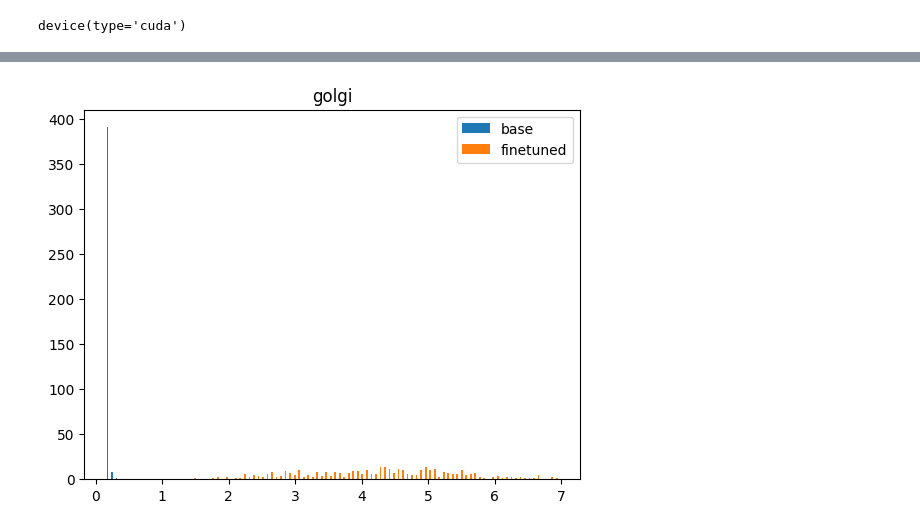
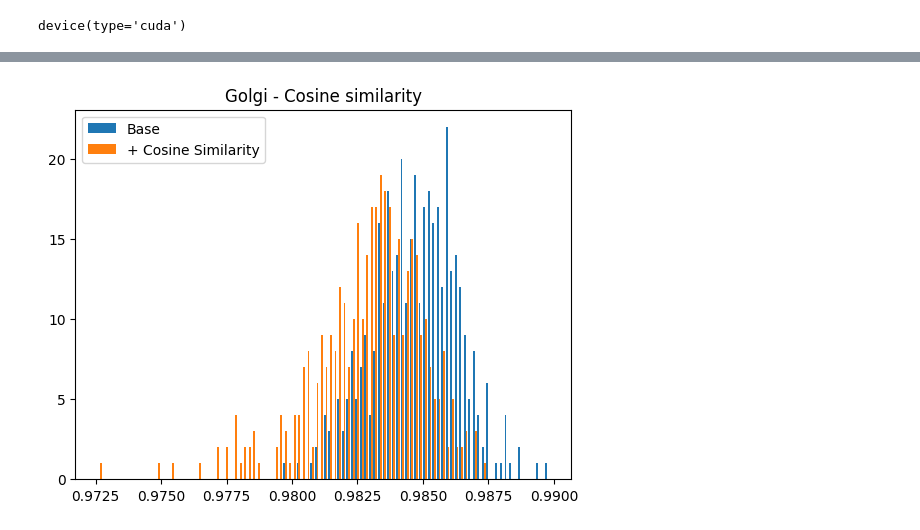
Before and after one commit to shei-dark/HDN, a Jupyter notebook: examples/Pixel_Noise/Convallaria/2-Training.ipynb, the cells around one changed output, grey strips where cells are left out. Saved outputs shown, nothing was run; the diff lists cells and outputs as text; code cells hidden in the pictures.

```diff
--- a/examples/Pixel_Noise/Convallaria/2-Training.ipynb
+++ b/examples/Pixel_Noise/Convallaria/2-Training.ipynb
@@ -130,8 +105,8 @@ klHist=np.load(directory_path+"train_kl_loss.npy")
 clHist=np.load(directory_path+"train_cl_loss.npy")
 valHist=np.load(directory_path+"val_loss.npy")
 # %%
-# directory_path0 = "/group/jug/Sheida/HDN_models/22022024/Trained_model_8/model/"
-directory_path0 = "/home/sheida.rahnamai/GIT/HDN/examples/Pixel_Noise/Convallaria/Finetuned/model/"
+# directory_path0 = "/group/jug/Sheida/HDN_models/27022024/Contrastive_cosine/model/"
+directory_path0 = "/home/sheida.rahnamai/GIT/HDN/examples/Pixel_Noise/Convallaria/Contrastive_cosine_opp/model/"
 model0 = torch.load(directory_path0+"Contrastive_MAE_best_vae.net")
 trainHist0=np.load(directory_path0+"train_loss.npy")
 reconHist0=np.load(directory_path0+"train_reco_loss.npy")
@@ -175,5 +167,5 @@ def dis(z1, z2):
 # %%
-def distance(model, z1, z2):
+def distance_other(model, z1, z2):
     output1 = np.zeros((160, 4, 4))
     output2 = np.zeros((160, 4, 4))
     model.mode_pred=True
@@ -202,6 +194,5 @@ def distance(model, z1, z2):
             output2[96:128] = mu2[3][0].cpu().numpy()
             output2[128:160] = mu2[4][0].cpu().numpy().repeat(2,axis=1).repeat(2,axis=2)
             output2 = output2.T.reshape(-1,160)
-            # return kl_d(output1, output2)
-            return dis(output1, output2)
-            # return cos_similarity(output1, output2)
+            # return dis(output1, output2)
+            return cos_similarity(output1, output2)
@@ -214,11 +254,13 @@ golgis = imread("/group/jug/Sheida/pancreatic beta cells/download/high_c1/contra
 golgis = get_normalized_tensor(golgis, model, device)
 golgi_hist = []
 golgi_hist0 = []
-golgi_hist1 = []
+# golgi_hist1 = []
 num_golgi = len(golgis)
 for i in tqdm(range(int(num_golgi/2))):
-    golgi_hist.append(distance(model,golgis[i],golgis[num_golgi-i-1]))
-    golgi_hist0.append(distance(model0,golgis[i],golgis[num_golgi-i-1]))
+    # golgi_hist.append(distance_other(model,golgis[i],golgis[num_golgi-i-1]))
+    golgi_hist.append(distance_other(model,golgis[i],golgis[num_golgi-i-1]))
+
+    golgi_hist0.append(distance_other(model0,golgis[i],golgis[num_golgi-i-1]))
     # golgi_hist1.append(distance(model1,golgis[i],golgis[num_golgi-i-1]))
 # %%
 patch_size = 64
@@ -227,23 +269,31 @@ use_cuda = torch.cuda.is_available()
 device = torch.device("cuda" if use_cuda else "cpu")
 golgis = imread("/group/jug/Sheida/pancreatic beta cells/download/high_c1/contrastive/patches/golgi/*.tif")[:400,:,:]
 mito = imread("/group/jug/Sheida/pancreatic beta cells/download/high_c1/contrastive/patches/mitochondria/*.tif")[:400,:,:]
+# gra = imread("/group/jug/Sheida/pancreatic beta cells/download/high_c1/contrastive/patches/granules/*.tif")#[:400,:,:]
 golgis = get_normalized_tensor(golgis, model, device)
 mito = get_normalized_tensor(mito, model, device)
+# gra = get_normalized_tensor(gra, model, device)
+
 golgi_hist = []
 golgi_hist0 = []
+golgi_hist1 = []
 num_golgi = len(golgis)
 for i in tqdm(range(num_golgi)):
-    golgi_hist.append(distance(model,golgis[i],mito[i]))
-    golgi_hist0.append(distance(model0,golgis[i],mito[i]))
-    # golgi_hist1.append(distance(model1,golgis[i],mito[i]))
+# for i in tqdm(range(int(num_golgi/2))):
+    # golgi_hist.append(distance_other(model,golgis[i],mito[i]))
+    golgi_hist.append(distance_other(model,golgis[i],golgis[num_golgi-i-1]))
+    golgi_hist0.append(distance_other(model,golgis[i],mito[i]))
+    # golgi_hist1.append(distance_other(model,golgis[i],gra[i]))
+    # golgi_hist0.append(distance_other(model,golgis[i],mito[i]))
+    # golgi_hist1.append(distance_other(model,golgis[i],gra[i]))
 # %%
 data = [golgi_hist, golgi_hist0]
-plt.hist(data, bins=100, label=['base', 'finetuned'])
-plt.title("golgi")
+plt.hist(data, bins=100, label=['Base', '+ Cosine Similarity'])
+plt.title("Golgi - Cosine similarity")
 plt.legend()
 plt.show()
 # %% [output]
-[figure, old version]
+[figure, new version]
 # %%
 n_bins = 100
 fig, axs = plt.subplots(1, 1, sharey=False, tight_layout=False)
```
Also changed, not shown: parts of 9 cells of this notebook, 5 other files.
